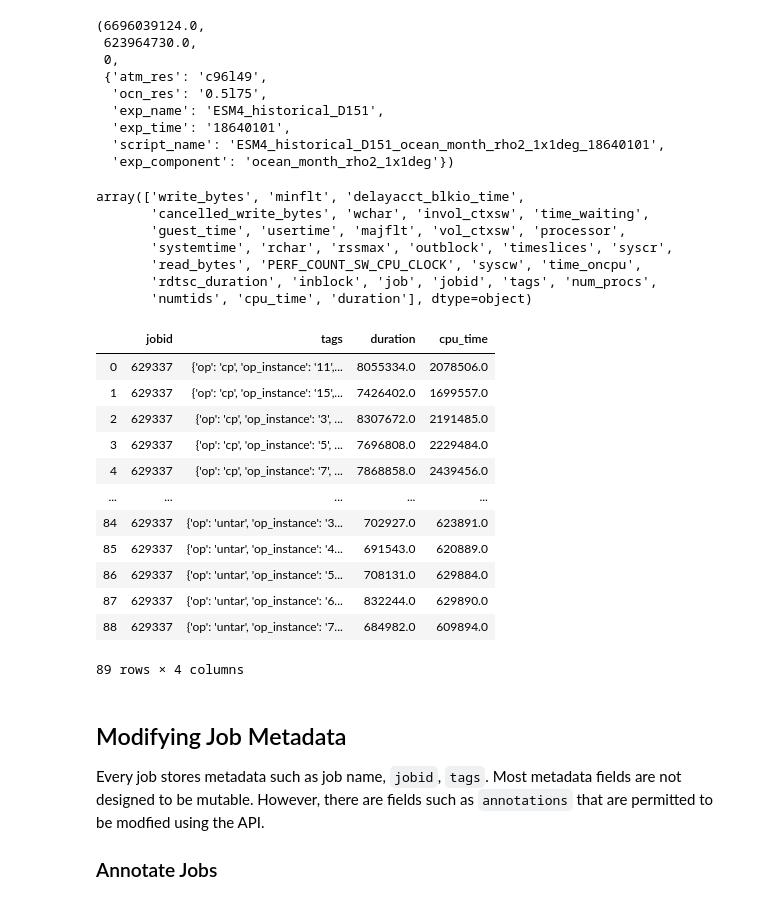
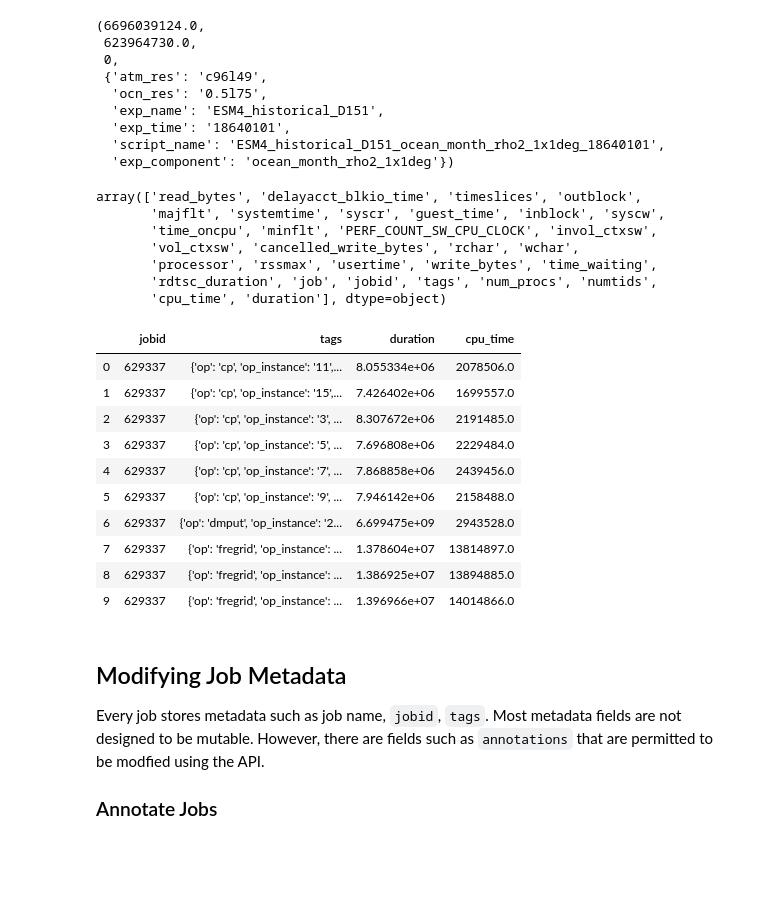
Before and after one commit to ilaflott/epmt, a Jupyter notebook: notebooks/Query-API.ipynb, the cells around one changed output. Drawn from its saved outputs; the diff is of its cells as text; code cells hidden in the pictures; blank space fills up the shorter version.

```diff
--- a/notebooks/Query-API.ipynb
+++ b/notebooks/Query-API.ipynb
@@ -1333,31 +1309,30 @@ j.duration, j.cpu_time, j.exitcode, j.tags
 # %%
 # first we ask for the aggregate metrics for single job
 # Here, we don't specify any tags. For single jobs, when
 # we don't specify the operation/tags, they are queried from the job
 op_sums = eq.get_op_metrics(jobs='629337', fmt='pandas')
 display(op_sums.columns.values)
-op_sums[['jobid', 'tags', 'duration', 'cpu_time']]
+# let's see the first 10 rows
+op_sums[['jobid', 'tags', 'duration', 'cpu_time']][:10]
 # %% [output]
-array(['write_bytes', 'minflt', 'delayacct_blkio_time',
-       'cancelled_write_bytes', 'wchar', 'invol_ctxsw', 'time_waiting',
-       'guest_time', 'usertime', 'majflt', 'vol_ctxsw', 'processor',
-       'systemtime', 'rchar', 'rssmax', 'outblock', 'timeslices', 'syscr',
-       'read_bytes', 'PERF_COUNT_SW_CPU_CLOCK', 'syscw', 'time_oncpu',
-       'rdtsc_duration', 'inblock', 'job', 'jobid', 'tags', 'num_procs',
-       'numtids', 'cpu_time', 'duration'], dtype=object)
+array(['read_bytes', 'delayacct_blkio_time', 'timeslices', 'outblock',
+       'majflt', 'systemtime', 'syscr', 'guest_time', 'inblock', 'syscw',
+       'time_oncpu', 'minflt', 'PERF_COUNT_SW_CPU_CLOCK', 'invol_ctxsw',
+       'vol_ctxsw', 'cancelled_write_bytes', 'rchar', 'wchar',
+       'processor', 'rssmax', 'usertime', 'write_bytes', 'time_waiting',
+       'rdtsc_duration', 'job', 'jobid', 'tags', 'num_procs', 'numtids',
+       'cpu_time', 'duration'], dtype=object)
 |  | jobid | tags | duration | cpu_time |
-| 0 | 629337 | {'op': 'cp', 'op_instance': '11',... | 8055334.0 | 2078506.0 |
-| 1 | 629337 | {'op': 'cp', 'op_instance': '15',... | 7426402.0 | 1699557.0 |
-| 2 | 629337 | {'op': 'cp', 'op_instance': '3', ... | 8307672.0 | 2191485.0 |
-| 3 | 629337 | {'op': 'cp', 'op_instance': '5', ... | 7696808.0 | 2229484.0 |
-| 4 | 629337 | {'op': 'cp', 'op_instance': '7', ... | 7868858.0 | 2439456.0 |
-| ... | ... | ... | ... | ... |
-| 84 | 629337 | {'op': 'untar', 'op_instance': '3... | 702927.0 | 623891.0 |
-| 85 | 629337 | {'op': 'untar', 'op_instance': '4... | 691543.0 | 620889.0 |
-| 86 | 629337 | {'op': 'untar', 'op_instance': '5... | 708131.0 | 629884.0 |
-| 87 | 629337 | {'op': 'untar', 'op_instance': '6... | 832244.0 | 629890.0 |
-| 88 | 629337 | {'op': 'untar', 'op_instance': '7... | 684982.0 | 609894.0 |
+| 0 | 629337 | {'op': 'cp', 'op_instance': '11',... | 8.055334e+06 | 2078506.0 |
+| 1 | 629337 | {'op': 'cp', 'op_instance': '15',... | 7.426402e+06 | 1699557.0 |
+| 2 | 629337 | {'op': 'cp', 'op_instance': '3', ... | 8.307672e+06 | 2191485.0 |
+| 3 | 629337 | {'op': 'cp', 'op_instance': '5', ... | 7.696808e+06 | 2229484.0 |
+| 4 | 629337 | {'op': 'cp', 'op_instance': '7', ... | 7.868858e+06 | 2439456.0 |
+| 5 | 629337 | {'op': 'cp', 'op_instance': '9', ... | 7.946142e+06 | 2158488.0 |
+| 6 | 629337 | {'op': 'dmput', 'op_instance': '2... | 6.699475e+09 | 2943528.0 |
+| 7 | 629337 | {'op': 'fregrid', 'op_instance': ... | 1.378604e+07 | 13814897.0 |
+| 8 | 629337 | {'op': 'fregrid', 'op_instance': ... | 1.386925e+07 | 13894885.0 |
+| 9 | 629337 | {'op': 'fregrid', 'op_instance': ... | 1.396966e+07 | 14014866.0 |
-89 rows × 4 columns
 # %% [markdown]
 ## <a name="modify-job-metadata">Modifying Job Metadata</a>
 
```
Also changed, not shown: parts of 60 cells of this notebook, 1 other file.
